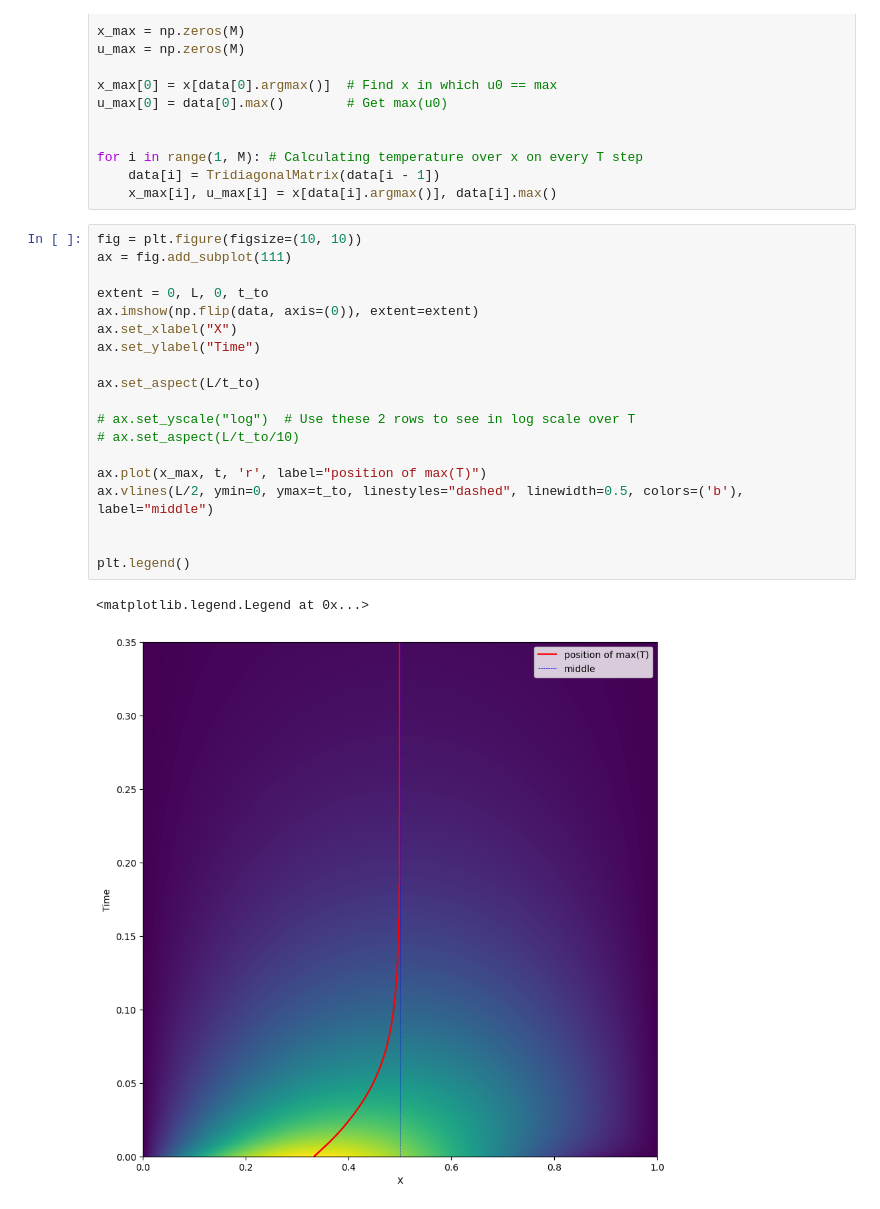
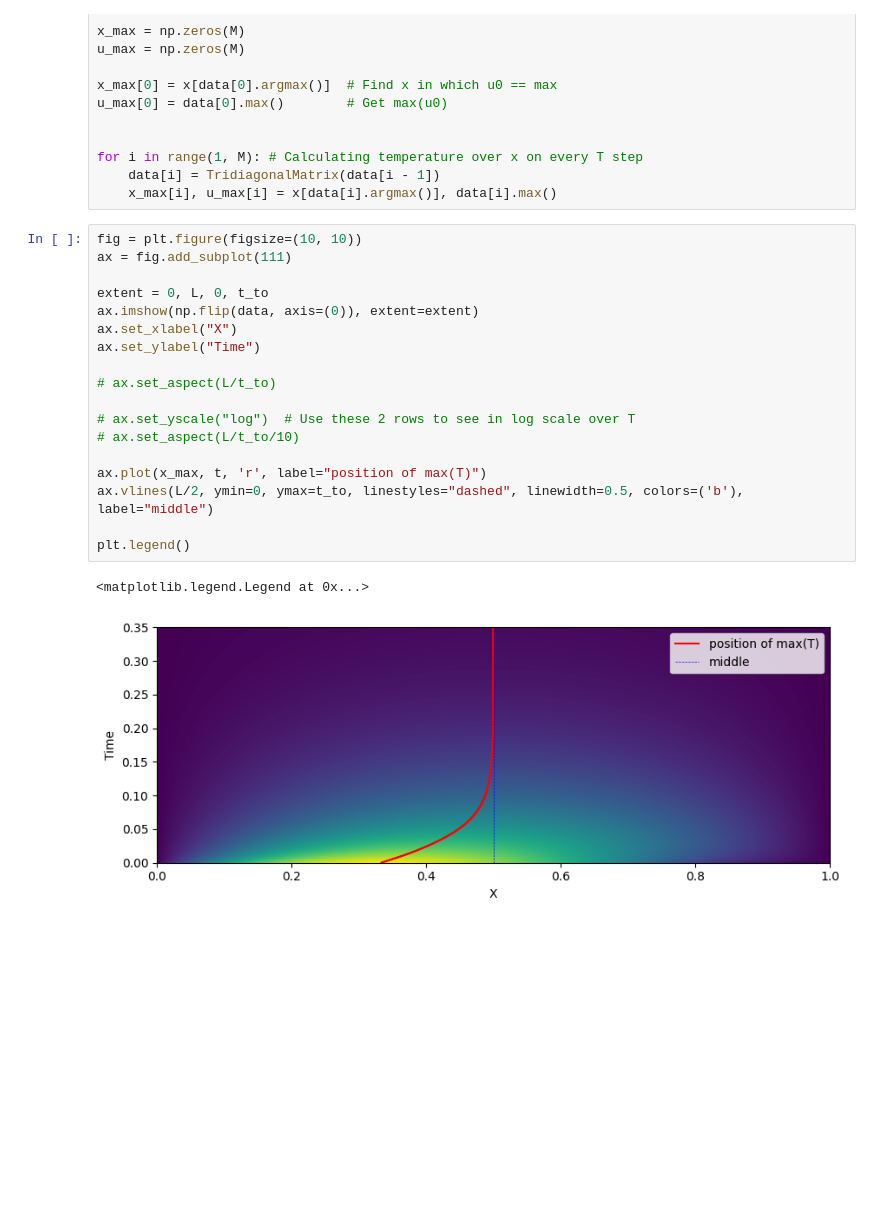
Before and after one commit to CuSynth/computational-physics, a Jupyter notebook: # 10 Crank–Nicolson/solution.ipynb, the cells around one changed output. Cells and saved outputs as stored; diff of their text form; blank space fills up the shorter version.

```diff
--- a/# 10 Crank–Nicolson/solution.ipynb
+++ b/# 10 Crank–Nicolson/solution.ipynb
@@ -63,23 +63,22 @@ for i in range(1, M): # Calculating temperature over x on every T step
 # %%
 fig = plt.figure(figsize=(10, 10))
 ax = fig.add_subplot(111)
 
 extent = 0, L, 0, t_to
 ax.imshow(np.flip(data, axis=(0)), extent=extent)
 ax.set_xlabel("X")
 ax.set_ylabel("Time")
 
-ax.set_aspect(L/t_to)
+# ax.set_aspect(L/t_to)
 
 # ax.set_yscale("log")  # Use these 2 rows to see in log scale over T
 # ax.set_aspect(L/t_to/10)
 
 ax.plot(x_max, t, 'r', label="position of max(T)")
 ax.vlines(L/2, ymin=0, ymax=t_to, linestyles="dashed", linewidth=0.5, colors=('b'), label="middle")
 
-
 plt.legend()
 # %% [output]
 <matplotlib.legend.Legend at 0x...>
-[figure, old version]
+[figure, new version]
 # %%
```
Also changed, not shown: parts of 2 cells of this notebook.
